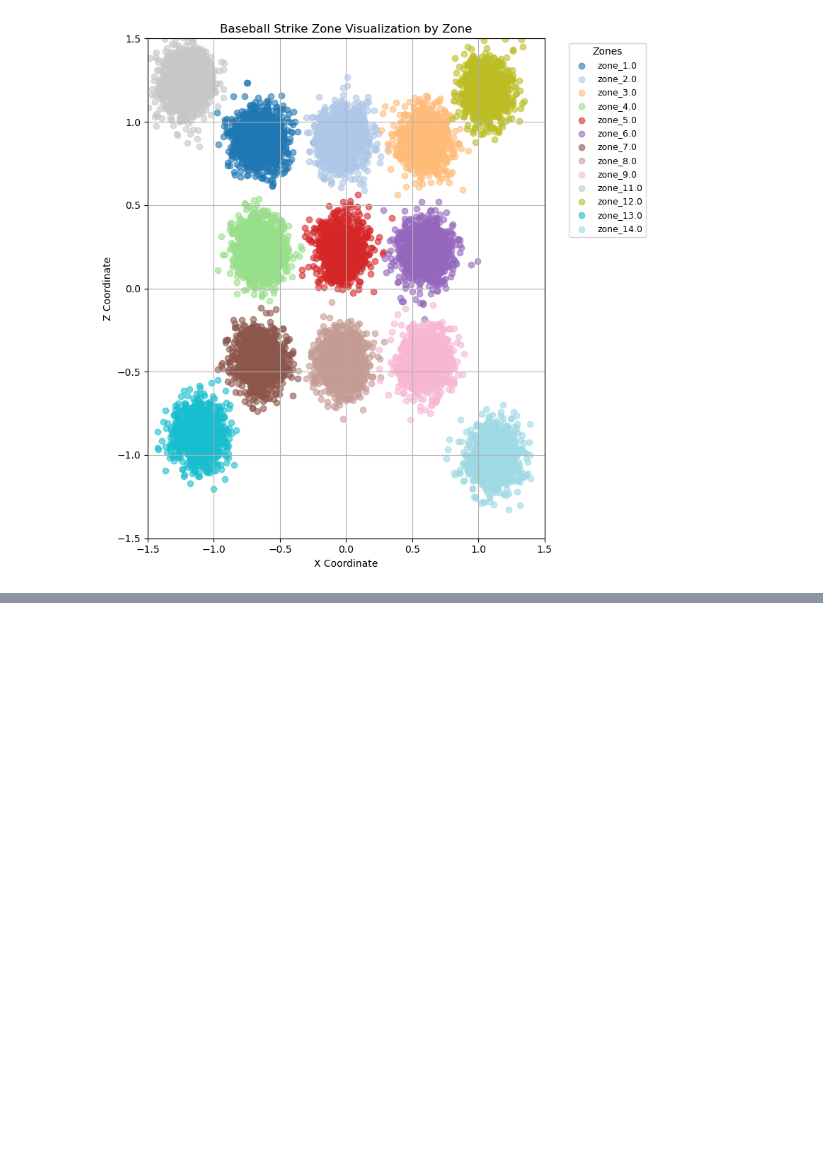
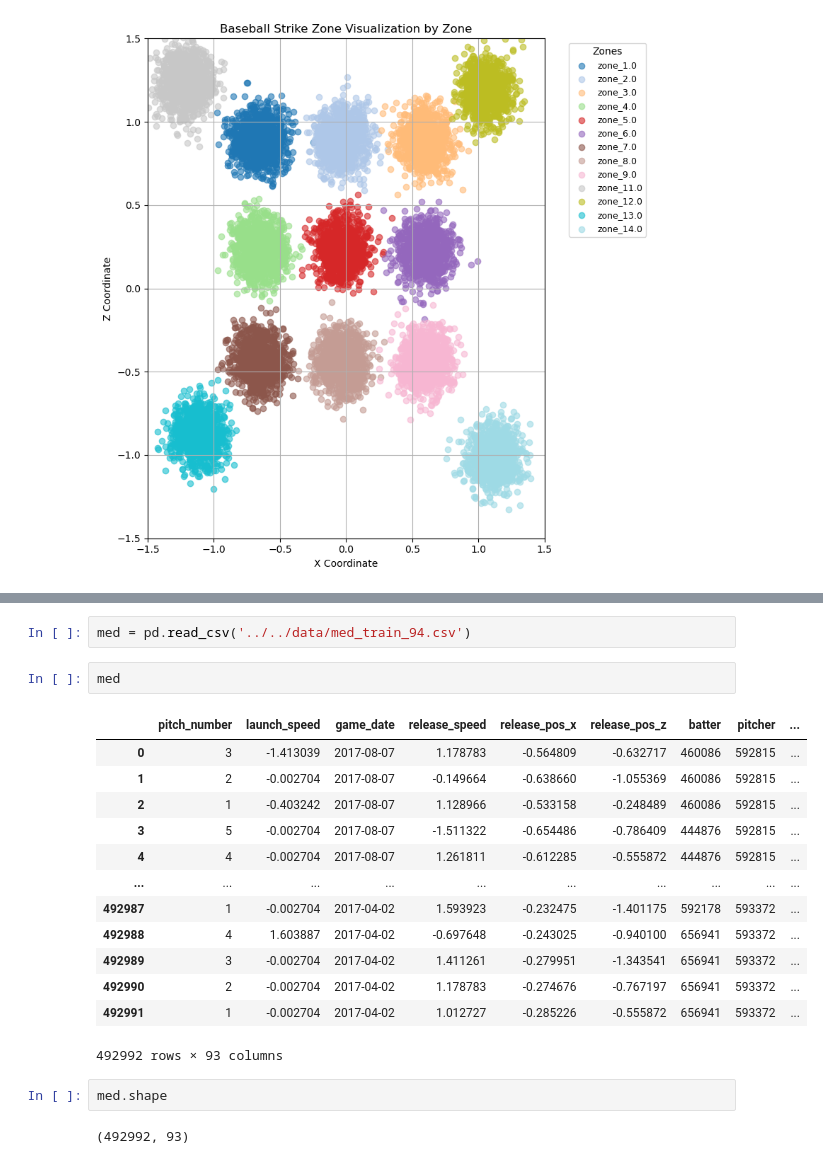
Before and after one commit to dk1414/BaseballModeling, a Jupyter notebook: Models/Notebooks/temp.ipynb, the cells around one changed output, grey strips where cells are left out. Drawn from its saved outputs; the diff is of its cells as text; blank space fills up the shorter version.

```diff
--- a/Models/Notebooks/temp.ipynb
+++ b/Models/Notebooks/temp.ipynb
@@ -75,0 +66,22 @@ while count < 10:
+# %%
+med = pd.read_csv('../../data/med_train_94.csv')
+# %%
+med
+# %% [output]
+|  | pitch_number | launch_speed | game_date | release_speed | release_pos_x | release_pos_z | batter | pitcher | ... |
+| 0 | 3 | -1.413039 | 2017-08-07 | 1.178783 | -0.564809 | -0.632717 | 460086 | 592815 | ... |
+| 1 | 2 | -0.002704 | 2017-08-07 | -0.149664 | -0.638660 | -1.055369 | 460086 | 592815 | ... |
+| 2 | 1 | -0.403242 | 2017-08-07 | 1.128966 | -0.533158 | -0.248489 | 460086 | 592815 | ... |
+| 3 | 5 | -0.002704 | 2017-08-07 | -1.511322 | -0.654486 | -0.786409 | 444876 | 592815 | ... |
+| 4 | 4 | -0.002704 | 2017-08-07 | 1.261811 | -0.612285 | -0.555872 | 444876 | 592815 | ... |
+| ... | ... | ... | ... | ... | ... | ... | ... | ... | ... |
+| 492987 | 1 | -0.002704 | 2017-04-02 | 1.593923 | -0.232475 | -1.401175 | 592178 | 593372 | ... |
+| 492988 | 4 | 1.603887 | 2017-04-02 | -0.697648 | -0.243025 | -0.940100 | 656941 | 593372 | ... |
+| 492989 | 3 | -0.002704 | 2017-04-02 | 1.411261 | -0.279951 | -1.343541 | 656941 | 593372 | ... |
+| 492990 | 2 | -0.002704 | 2017-04-02 | 1.178783 | -0.274676 | -0.767197 | 656941 | 593372 | ... |
+| 492991 | 1 | -0.002704 | 2017-04-02 | 1.012727 | -0.285226 | -0.555872 | 656941 | 593372 | ... |
+492992 rows × 93 columns
+# %%
+med.shape
+# %% [output]
+(492992, 93)
```
Also changed, not shown: parts of 7 cells of this notebook, 8 other files.
